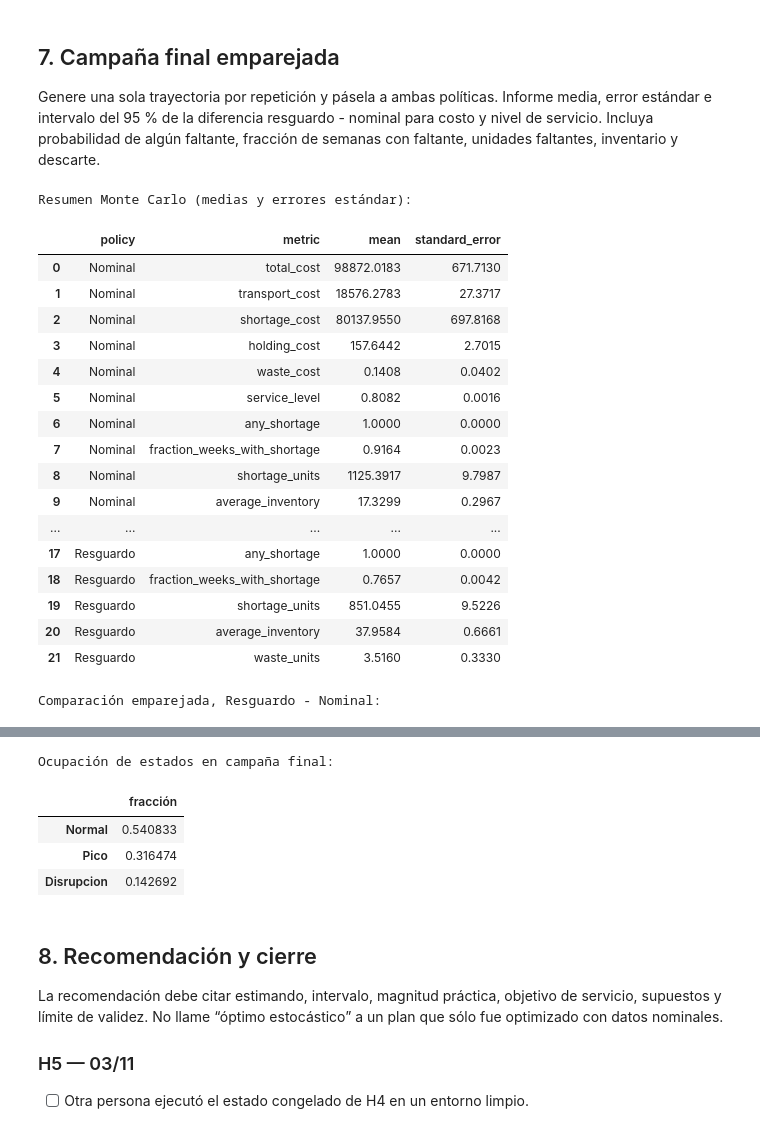
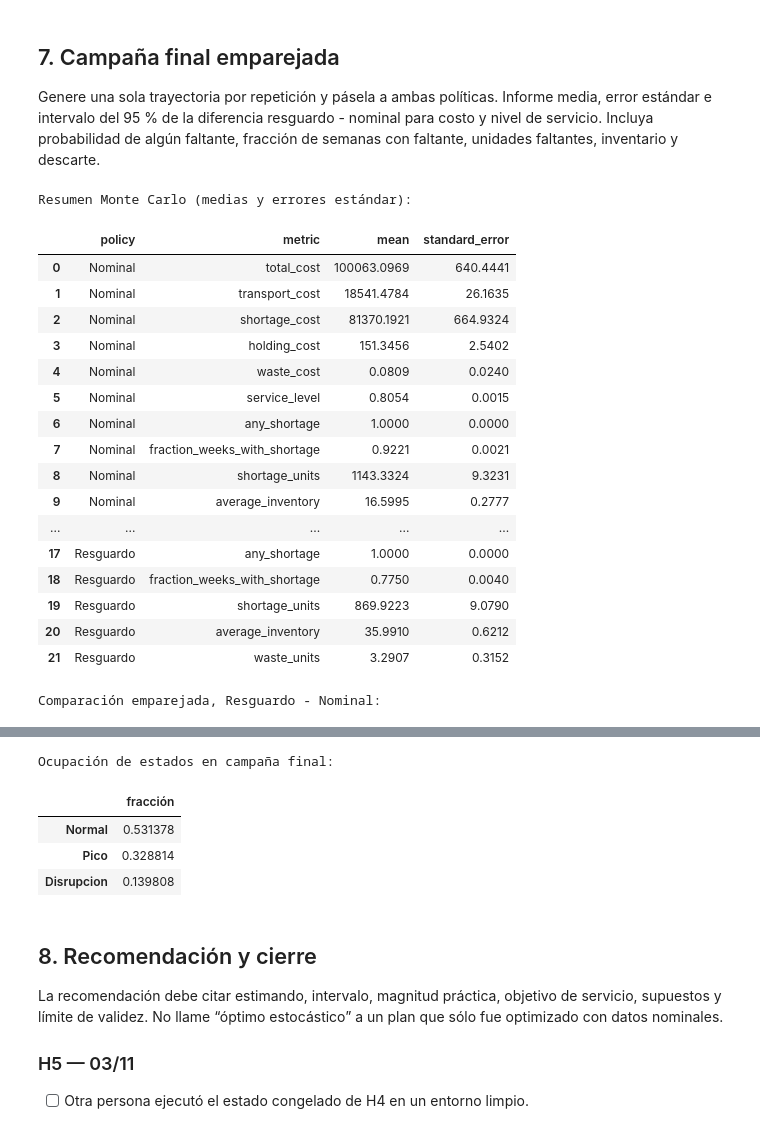
Before and after one commit to Marcodisario/Final-OPIO, a Jupyter notebook: Parte2/part2_markov_montecarlo.ipynb, the cells around one changed output, grey strips where cells are left out. Saved outputs shown, nothing was run; the diff lists cells and outputs as text; code cells hidden in the pictures.

```diff
--- a/Parte2/part2_markov_montecarlo.ipynb
+++ b/Parte2/part2_markov_montecarlo.ipynb
@@ -338,14 +338,15 @@ PILOT_REPLICATIONS = 200
 FINAL_REPLICATIONS = 1200
 HORIZON = 26
 
-pilot_seed, final_seed = np.random.SeedSequence(MASTER_SEED).spawn(2)
+# Una sola secuencia para la campaña: el piloto usa exactamente sus primeras 200 semillas.
+replication_seeds = np.random.SeedSequence(MASTER_SEED).spawn(FINAL_REPLICATIONS)
 POLICIES = {'Nominal': nominal_plan, 'Resguardo': buffer_plan}
 
-def run_campaign(replications, seed_sequence):
+def run_campaign(seed_sequences):
     """Simula una trayectoria por réplica y evalúa ambas políticas en ese mismo futuro."""
     rows = []
     state_counts = pd.Series(0, index=STATE_NAMES, dtype=int)
-    for replication, child_seed in enumerate(seed_sequence.spawn(replications)):
+    for replication, child_seed in enumerate(seed_sequences):
         environment = generate_environment(
             rng=np.random.default_rng(child_seed),
             transition_matrix=transition_matrix,
@@ -362,7 +363,7 @@ def run_campaign(replications, seed_sequence):
                 **evaluate_policy(plan, environment),
             })
     results = pd.DataFrame(rows)
-    state_share = state_counts / (replications * HORIZON)
+    state_share = state_counts / (len(seed_sequences) * HORIZON)
     return results, state_share
 
 def run_invariant_checks():
@@ -403,7 +404,7 @@ def run_invariant_checks():
 
 run_invariant_checks()
 
-pilot_results, pilot_state_share = run_campaign(PILOT_REPLICATIONS, pilot_seed)
+pilot_results, pilot_state_share = run_campaign(replication_seeds[:PILOT_REPLICATIONS])
 print('Ocupación de estados en el piloto:')
 display(pilot_state_share.rename('fracción').to_frame())
 print('Diagnóstico del piloto (promedios):')
@@ -413,6 +414,7 @@ display(
     ].mean().round(3)
 )
 assert len(pilot_results) == PILOT_REPLICATIONS * len(POLICIES)
+assert len(replication_seeds) == FINAL_REPLICATIONS
 # %% [output]
 Ocupación de estados en el piloto:
 |  | fracción |
@@ -434,7 +436,7 @@ algún faltante, fracción de semanas con faltante, unidades faltantes, inventar
 y descarte.
 # %%
 # Campaña final emparejada: una trayectoria común por réplica para ambas políticas.
-final_results, final_state_share = run_campaign(FINAL_REPLICATIONS, final_seed)
+final_results, final_state_share = run_campaign(replication_seeds)
 
 metrics = [
     'total_cost', 'transport_cost', 'shortage_cost', 'holding_cost', 'waste_cost',
@@ -460,48 +462,48 @@ for metric in ('total_cost', 'service_level'):
     paired = final_results.pivot(index='replication', columns='policy', values=metric)
     difference = paired['Resguardo'] - paired['Nominal']
     n = len(difference)
     mean_difference = difference.mean()
     standard_error = difference.std(ddof=1) / np.sqrt(n)
     critical_value = student_t.ppf(0.975, df=n - 1)
     paired_rows.append({
         'metric': metric,
         'contrast': 'Resguardo - Nominal',
         'mean_difference': mean_difference,
         'standard_error': standard_error,
         'ci95_low': mean_difference - critical_value * standard_error,
         'ci95_high': mean_difference + critical_value * standard_error,
         'replications': n,
     })
 paired_comparison = pd.DataFrame(paired_rows)
 
 transition_matrix.to_csv(OUTPUTS / 'markov_matrix.csv', index_label='from_state')
 montecarlo_summary.to_csv(OUTPUTS / 'montecarlo_summary.csv', index=False)
 paired_comparison.to_csv(OUTPUTS / 'paired_comparison.csv', index=False)
 
 print('Resumen Monte Carlo (medias y errores estándar):')
 display(montecarlo_summary.round(4))
 print('Comparación emparejada, Resguardo - Nominal:')
 display(paired_comparison.round(5))
 print('Ocupación de estados en campaña final:')
 display(final_state_share.rename('fracción').to_frame())
 # %% [output]
 Resumen Monte Carlo (medias y errores estándar):
 |  | policy | metric | mean | standard_error |
-| 0 | Nominal | total_cost | 98872.0183 | 671.7130 |
-| 1 | Nominal | transport_cost | 18576.2783 | 27.3717 |
-| 2 | Nominal | shortage_cost | 80137.9550 | 697.8168 |
-| 3 | Nominal | holding_cost | 157.6442 | 2.7015 |
-| 4 | Nominal | waste_cost | 0.1408 | 0.0402 |
-| 5 | Nominal | service_level | 0.8082 | 0.0016 |
+| 0 | Nominal | total_cost | 100063.0969 | 640.4441 |
+| 1 | Nominal | transport_cost | 18541.4784 | 26.1635 |
+| 2 | Nominal | shortage_cost | 81370.1921 | 664.9324 |
+| 3 | Nominal | holding_cost | 151.3456 | 2.5402 |
+| 4 | Nominal | waste_cost | 0.0809 | 0.0240 |
+| 5 | Nominal | service_level | 0.8054 | 0.0015 |
 | 6 | Nominal | any_shortage | 1.0000 | 0.0000 |
-| 7 | Nominal | fraction_weeks_with_shortage | 0.9164 | 0.0023 |
-| 8 | Nominal | shortage_units | 1125.3917 | 9.7987 |
-| 9 | Nominal | average_inventory | 17.3299 | 0.2967 |
+| 7 | Nominal | fraction_weeks_with_shortage | 0.9221 | 0.0021 |
+| 8 | Nominal | shortage_units | 1143.3324 | 9.3231 |
+| 9 | Nominal | average_inventory | 16.5995 | 0.2777 |
 | ... | ... | ... | ... | ... |
 | 17 | Resguardo | any_shortage | 1.0000 | 0.0000 |
-| 18 | Resguardo | fraction_weeks_with_shortage | 0.7657 | 0.0042 |
-| 19 | Resguardo | shortage_units | 851.0455 | 9.5226 |
-| 20 | Resguardo | average_inventory | 37.9584 | 0.6661 |
-| 21 | Resguardo | waste_units | 3.5160 | 0.3330 |
+| 18 | Resguardo | fraction_weeks_with_shortage | 0.7750 | 0.0040 |
+| 19 | Resguardo | shortage_units | 869.9223 | 9.0790 |
+| 20 | Resguardo | average_inventory | 35.9910 | 0.6212 |
+| 21 | Resguardo | waste_units | 3.2907 | 0.3152 |
 Comparación emparejada, Resguardo - Nominal:
 |  | metric | contrast | mean_difference | standard_error | ci95_low | ci95_high | replications |
@@ -510,8 +512,8 @@ Comparación emparejada, Resguardo - Nominal:
 Ocupación de estados en campaña final:
 |  | fracción |
-| Normal | 0.540833 |
-| Pico | 0.316474 |
-| Disrupcion | 0.142692 |
+| Normal | 0.531378 |
+| Pico | 0.328814 |
+| Disrupcion | 0.139808 |
 # %% [markdown]
 ## 8. Recomendación y cierre
 
```
Also changed, not shown: parts of 2 cells of this notebook, 4 other files.
